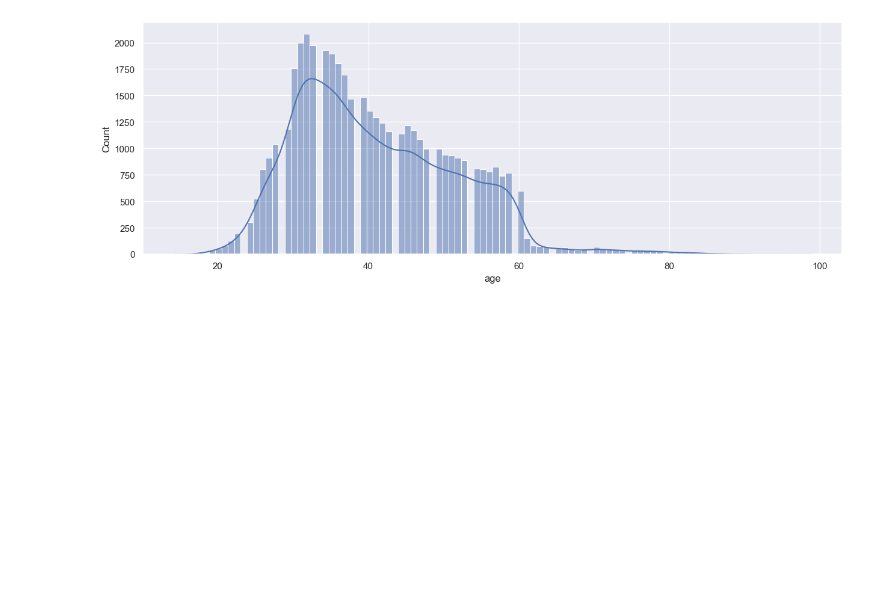
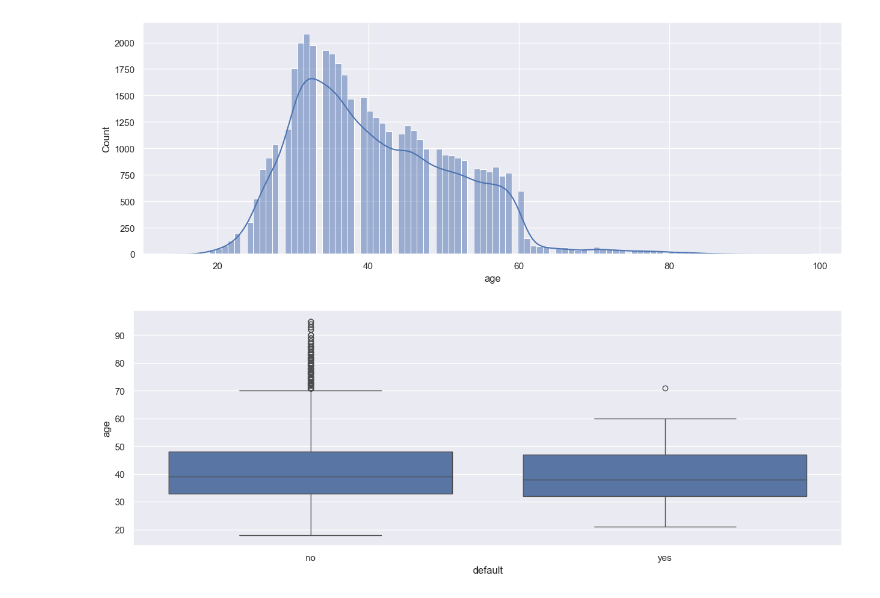
Before and after one commit to JCaesarLG/ML-Projects, a Jupyter notebook: Bank_Marketing_Classification.ipynb, the cells around one changed output. Cells and saved outputs as stored; diff of their text form; code cells hidden in the pictures; blank space fills up the shorter version.

```diff
--- a/Bank_Marketing_Classification.ipynb
+++ b/Bank_Marketing_Classification.ipynb
@@ -81,3 +94,7 @@ def plot(data, x=None, y=None, style='hist', **kwargs):
 plot(Bank, x='age', style='hist')
 # %% [output]
 [figure]
+# %%
+plot(Bank, x='default', y='age', style='box')
+# %% [output]
+[figure, added]
```
Also changed, not shown: parts of 6 cells of this notebook.
